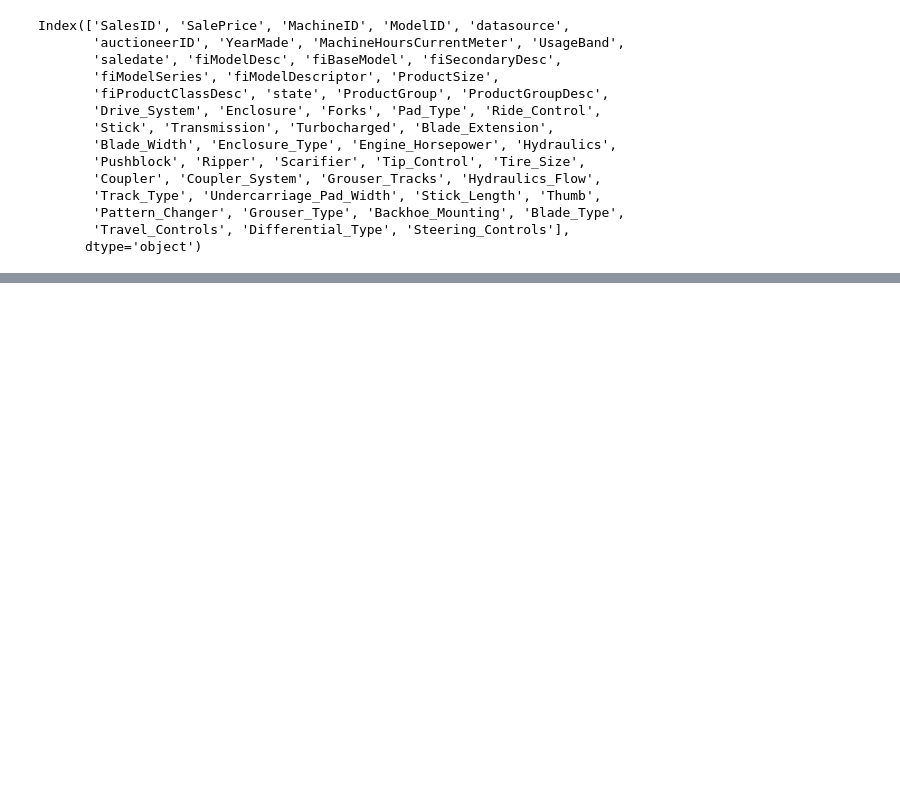
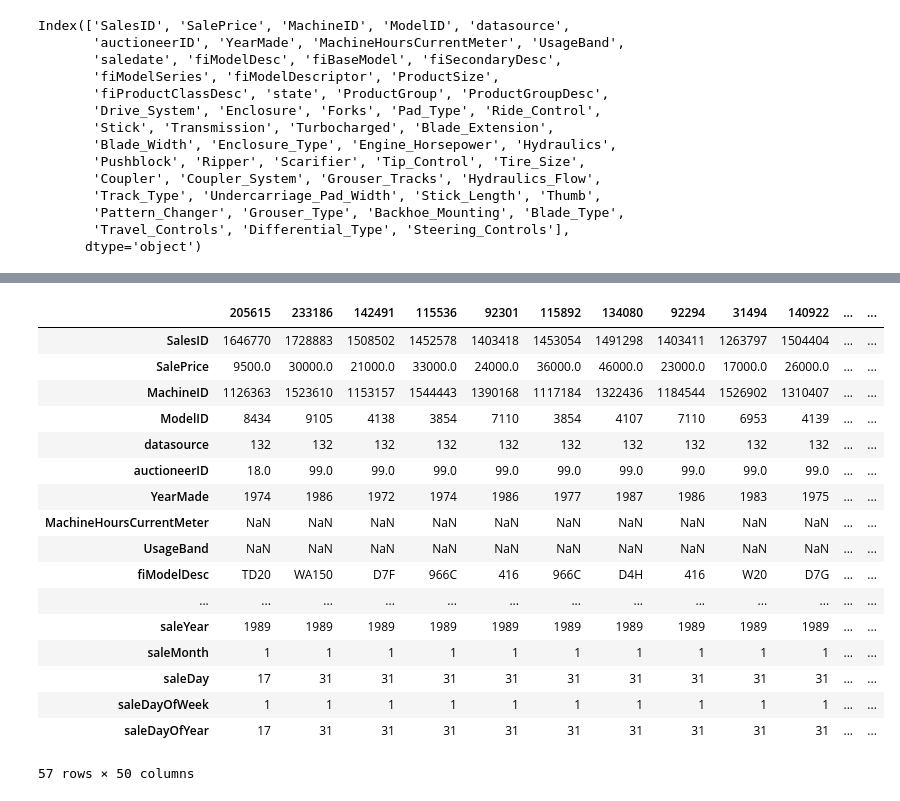
Before and after one commit to FerPicado/Machine-Learning-Bootcamp, a Jupyter notebook: Deep-Learning-PyTorch/Machine-Learning-with-PyTorch-and-Scikit-Learn/projects/online-courses/project-01/src/main.ipynb, the cells around one changed output, grey strips where cells are left out. Saved outputs shown, nothing was run; the diff lists cells and outputs as text; code cells hidden in the pictures; blank space fills up the shorter version.

Commit message:
Data Analysis 90% (21/6/2023)

```diff
--- a/Deep-Learning-PyTorch/Machine-Learning-with-PyTorch-and-Scikit-Learn/projects/online-courses/project-01/src/main.ipynb
+++ b/Deep-Learning-PyTorch/Machine-Learning-with-PyTorch-and-Scikit-Learn/projects/online-courses/project-01/src/main.ipynb
@@ -74,0 +90,6 @@ Index(['SalesID', 'SalePrice', 'MachineID', 'ModelID', 'datasource',
+# %%
+df_tmp = pd.read_csv('../data/TrainAndValid.csv',
+                     low_memory=False,
+                     parse_dates=['saledate'])
+
+df_tmp.head().T
@@ -74,0 +114,2 @@ Index(['SalesID', 'SalePrice', 'MachineID', 'ModelID', 'datasource',
+# %%
+df_tmp.sort_values(by=['saledate'], inplace=True, ascending=True)
@@ -74,0 +136,31 @@ Index(['SalesID', 'SalePrice', 'MachineID', 'ModelID', 'datasource',
+# %%
+df_tmp = df_tmp.assign(
+    saleYear = df_tmp.saledate.dt.year,
+    saleMonth = df_tmp.saledate.dt.month,
+    saleDay = df_tmp.saledate.dt.day,
+    saleDayOfWeek = df_tmp.saledate.dt.day_of_week,
+    saleDayOfYear = df_tmp.saledate.dt.dayofyear
+)
+# %%
+df_tmp.drop('saledate', axis=1, inplace=True)
+# %%
+df_tmp.head(50).T
+# %% [output]
+|  | 205615 | 233186 | 142491 | 115536 | 92301 | 115892 | 134080 | 92294 | 31494 | 140922 | ... | ... |
+| SalesID | 1646770 | 1728883 | 1508502 | 1452578 | 1403418 | 1453054 | 1491298 | 1403411 | 1263797 | 1504404 | ... | ... |
+| SalePrice | 9500.0 | 30000.0 | 21000.0 | 33000.0 | 24000.0 | 36000.0 | 46000.0 | 23000.0 | 17000.0 | 26000.0 | ... | ... |
+| MachineID | 1126363 | 1523610 | 1153157 | 1544443 | 1390168 | 1117184 | 1322436 | 1184544 | 1526902 | 1310407 | ... | ... |
+| ModelID | 8434 | 9105 | 4138 | 3854 | 7110 | 3854 | 4107 | 7110 | 6953 | 4139 | ... | ... |
+| datasource | 132 | 132 | 132 | 132 | 132 | 132 | 132 | 132 | 132 | 132 | ... | ... |
+| auctioneerID | 18.0 | 99.0 | 99.0 | 99.0 | 99.0 | 99.0 | 99.0 | 99.0 | 99.0 | 99.0 | ... | ... |
+| YearMade | 1974 | 1986 | 1972 | 1974 | 1986 | 1977 | 1987 | 1986 | 1983 | 1975 | ... | ... |
+| MachineHoursCurrentMeter | NaN | NaN | NaN | NaN | NaN | NaN | NaN | NaN | NaN | NaN | ... | ... |
+| UsageBand | NaN | NaN | NaN | NaN | NaN | NaN | NaN | NaN | NaN | NaN | ... | ... |
+| fiModelDesc | TD20 | WA150 | D7F | 966C | 416 | 966C | D4H | 416 | W20 | D7G | ... | ... |
+| ... | ... | ... | ... | ... | ... | ... | ... | ... | ... | ... | ... | ... |
+| saleYear | 1989 | 1989 | 1989 | 1989 | 1989 | 1989 | 1989 | 1989 | 1989 | 1989 | ... | ... |
+| saleMonth | 1 | 1 | 1 | 1 | 1 | 1 | 1 | 1 | 1 | 1 | ... | ... |
+| saleDay | 17 | 31 | 31 | 31 | 31 | 31 | 31 | 31 | 31 | 31 | ... | ... |
+| saleDayOfWeek | 1 | 1 | 1 | 1 | 1 | 1 | 1 | 1 | 1 | 1 | ... | ... |
+| saleDayOfYear | 17 | 31 | 31 | 31 | 31 | 31 | 31 | 31 | 31 | 31 | ... | ... |
+57 rows × 50 columns
```
Also changed, not shown: parts of 22 cells of this notebook.
